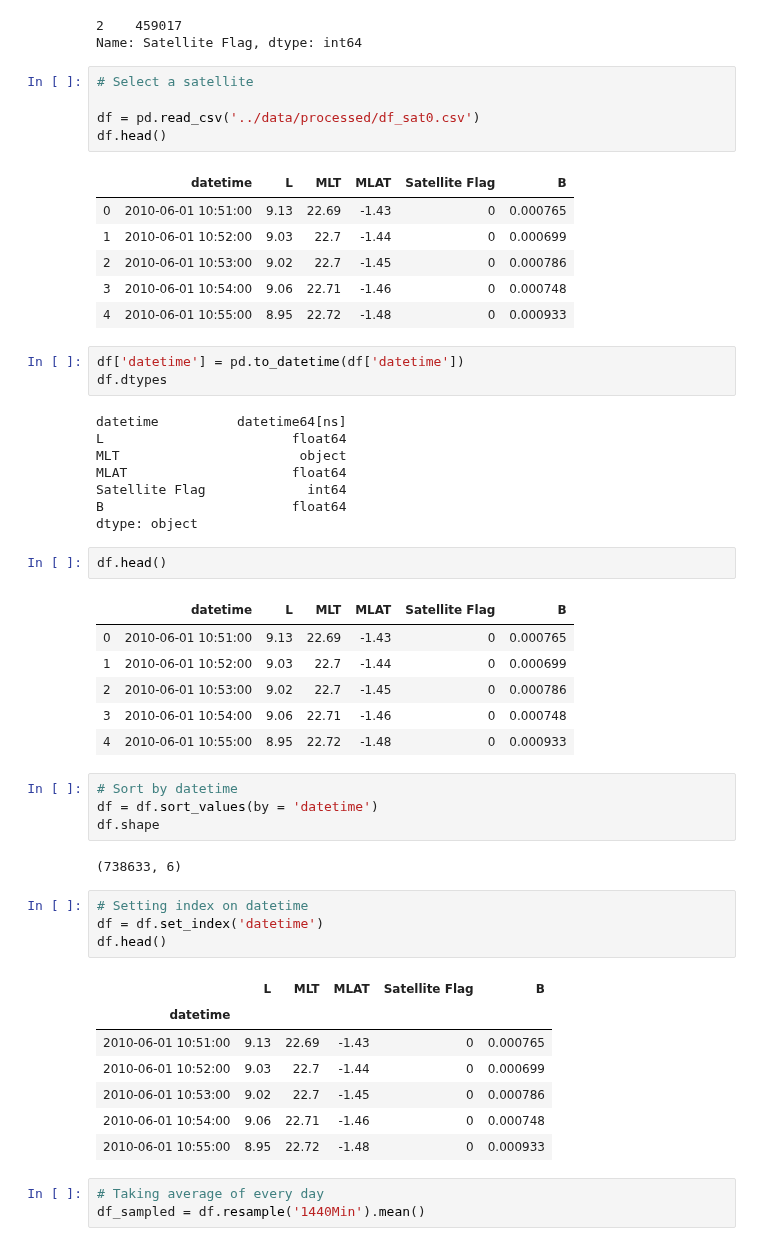
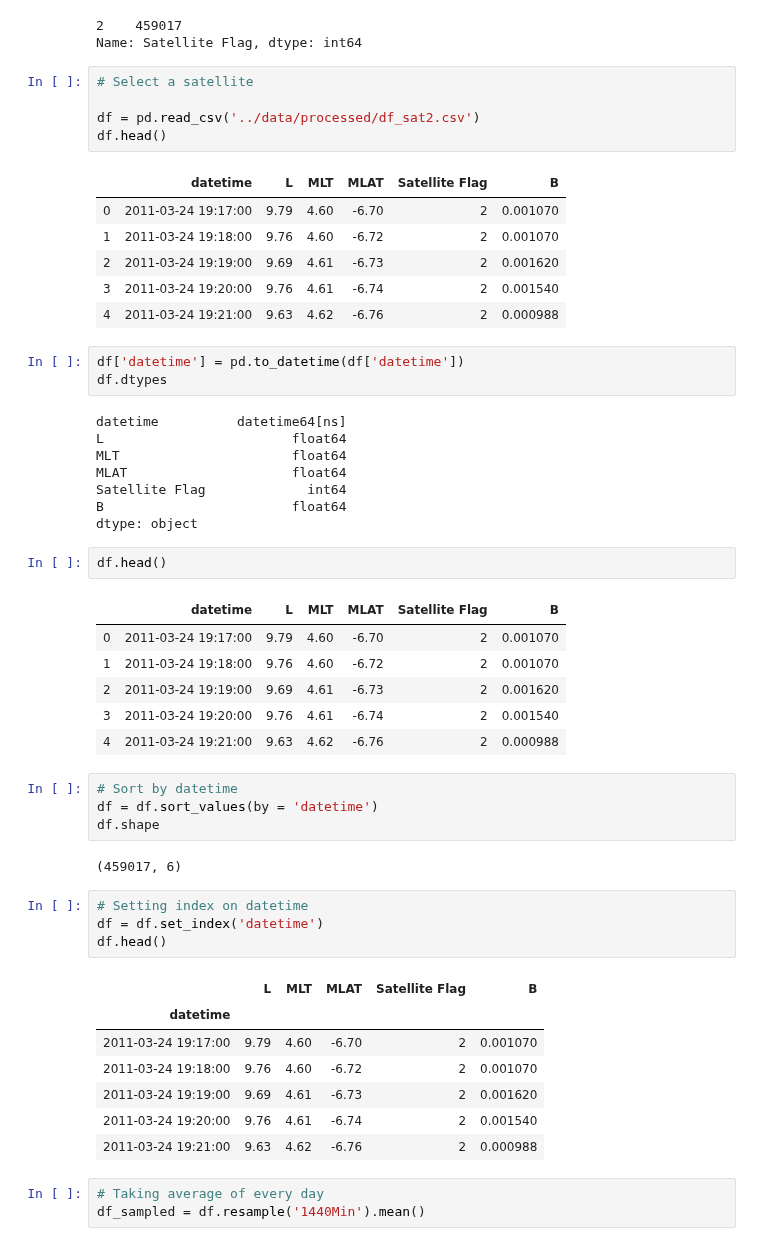
Before and after one commit to abhimanyu-jain/Magnetic-Field-Strength-Prediction, a Jupyter notebook: notebooks/LSTM.ipynb, the cells around one changed output. Drawn from its saved outputs; the diff is of its cells as text.

```diff
--- a/notebooks/LSTM.ipynb
+++ b/notebooks/LSTM.ipynb
@@ -159,22 +159,22 @@ Name: Satellite Flag, dtype: int64
 # %%
 # Select a satellite
 
-df = pd.read_csv('../data/processed/df_sat0.csv')
+df = pd.read_csv('../data/processed/df_sat2.csv')
 df.head()
 # %% [output]
 |  | datetime | L | MLT | MLAT | Satellite Flag | B |
-| 0 | 2010-06-01 10:51:00 | 9.13 | 22.69 | -1.43 | 0 | 0.000765 |
-| 1 | 2010-06-01 10:52:00 | 9.03 | 22.7 | -1.44 | 0 | 0.000699 |
-| 2 | 2010-06-01 10:53:00 | 9.02 | 22.7 | -1.45 | 0 | 0.000786 |
-| 3 | 2010-06-01 10:54:00 | 9.06 | 22.71 | -1.46 | 0 | 0.000748 |
-| 4 | 2010-06-01 10:55:00 | 8.95 | 22.72 | -1.48 | 0 | 0.000933 |
+| 0 | 2011-03-24 19:17:00 | 9.79 | 4.60 | -6.70 | 2 | 0.001070 |
+| 1 | 2011-03-24 19:18:00 | 9.76 | 4.60 | -6.72 | 2 | 0.001070 |
+| 2 | 2011-03-24 19:19:00 | 9.69 | 4.61 | -6.73 | 2 | 0.001620 |
+| 3 | 2011-03-24 19:20:00 | 9.76 | 4.61 | -6.74 | 2 | 0.001540 |
+| 4 | 2011-03-24 19:21:00 | 9.63 | 4.62 | -6.76 | 2 | 0.000988 |
 # %%
 df['datetime'] = pd.to_datetime(df['datetime'])
 df.dtypes
 # %% [output]
 datetime          datetime64[ns]
 L                        float64
-MLT                       object
+MLT                      float64
 MLAT                     float64
 Satellite Flag             int64
 B                        float64
@@ -183,17 +183,17 @@ dtype: object
 df.head()
 # %% [output]
 |  | datetime | L | MLT | MLAT | Satellite Flag | B |
-| 0 | 2010-06-01 10:51:00 | 9.13 | 22.69 | -1.43 | 0 | 0.000765 |
-| 1 | 2010-06-01 10:52:00 | 9.03 | 22.7 | -1.44 | 0 | 0.000699 |
-| 2 | 2010-06-01 10:53:00 | 9.02 | 22.7 | -1.45 | 0 | 0.000786 |
-| 3 | 2010-06-01 10:54:00 | 9.06 | 22.71 | -1.46 | 0 | 0.000748 |
-| 4 | 2010-06-01 10:55:00 | 8.95 | 22.72 | -1.48 | 0 | 0.000933 |
+| 0 | 2011-03-24 19:17:00 | 9.79 | 4.60 | -6.70 | 2 | 0.001070 |
+| 1 | 2011-03-24 19:18:00 | 9.76 | 4.60 | -6.72 | 2 | 0.001070 |
+| 2 | 2011-03-24 19:19:00 | 9.69 | 4.61 | -6.73 | 2 | 0.001620 |
+| 3 | 2011-03-24 19:20:00 | 9.76 | 4.61 | -6.74 | 2 | 0.001540 |
+| 4 | 2011-03-24 19:21:00 | 9.63 | 4.62 | -6.76 | 2 | 0.000988 |
 # %%
 # Sort by datetime
 df = df.sort_values(by = 'datetime')
 df.shape
 # %% [output]
-(738633, 6)
+(459017, 6)
 # %%
 # Setting index on datetime
 df = df.set_index('datetime')
@@ -201,11 +201,11 @@ df.head()
 # %% [output]
 |  | L | MLT | MLAT | Satellite Flag | B |
 | datetime |  |  |  |  |  |
-| 2010-06-01 10:51:00 | 9.13 | 22.69 | -1.43 | 0 | 0.000765 |
-| 2010-06-01 10:52:00 | 9.03 | 22.7 | -1.44 | 0 | 0.000699 |
-| 2010-06-01 10:53:00 | 9.02 | 22.7 | -1.45 | 0 | 0.000786 |
-| 2010-06-01 10:54:00 | 9.06 | 22.71 | -1.46 | 0 | 0.000748 |
-| 2010-06-01 10:55:00 | 8.95 | 22.72 | -1.48 | 0 | 0.000933 |
+| 2011-03-24 19:17:00 | 9.79 | 4.60 | -6.70 | 2 | 0.001070 |
+| 2011-03-24 19:18:00 | 9.76 | 4.60 | -6.72 | 2 | 0.001070 |
+| 2011-03-24 19:19:00 | 9.69 | 4.61 | -6.73 | 2 | 0.001620 |
+| 2011-03-24 19:20:00 | 9.76 | 4.61 | -6.74 | 2 | 0.001540 |
+| 2011-03-24 19:21:00 | 9.63 | 4.62 | -6.76 | 2 | 0.000988 |
 # %%
 # Taking average of every day
 df_sampled = df.resample('1440Min').mean()
```
Also changed, not shown: parts of 21 cells of this notebook, 18 other files.
